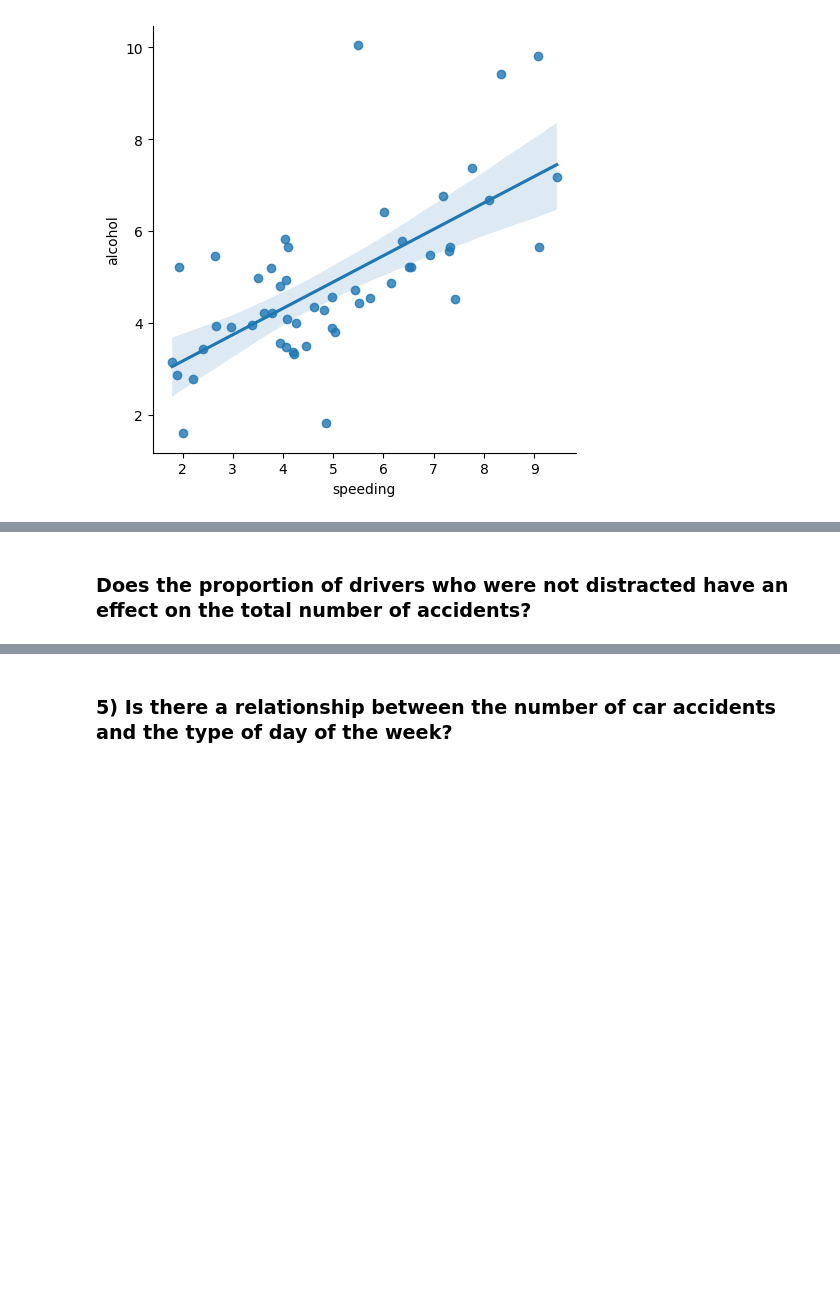
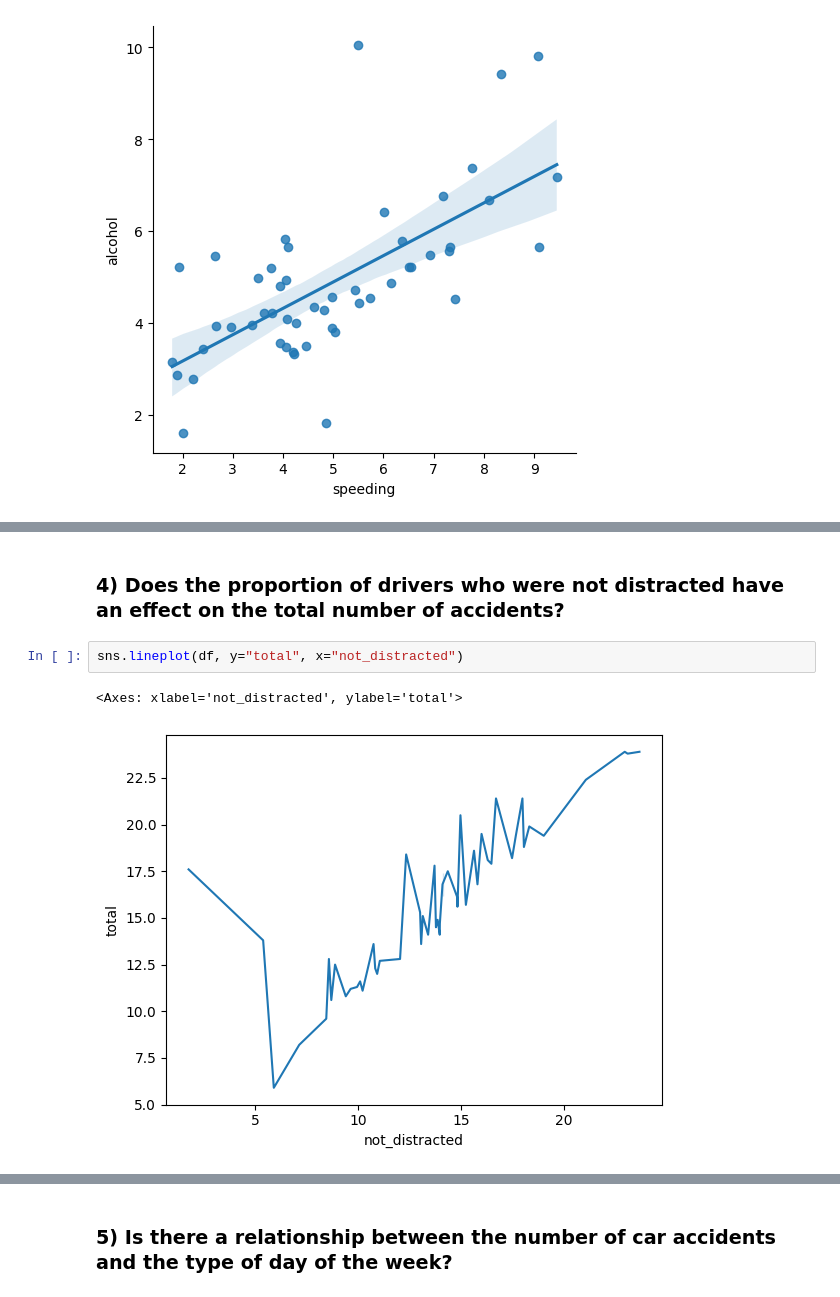
Before and after one commit to MugaRay/Data-Science-2b, a Jupyter notebook: prac_2b.ipynb, the cells around one changed output, grey strips where cells are left out. Saved outputs shown, nothing was run; the diff lists cells and outputs as text; blank space fills up the shorter version.

```diff
--- a/prac_2b.ipynb
+++ b/prac_2b.ipynb
@@ -72,2 +88,7 @@ sns.lmplot(data=df, x="speeding", y="alcohol")
 # %% [markdown]
-### Does the proportion of drivers who were not distracted have an effect on the total number of accidents?
+### 4) Does the proportion of drivers who were not distracted have an effect on the total number of accidents?
+# %%
+sns.lineplot(df, y="total", x="not_distracted")
+# %% [output]
+<Axes: xlabel='not_distracted', ylabel='total'>
+[figure, added]
```
Also changed, not shown: parts of 28 cells of this notebook, 1 other file.
